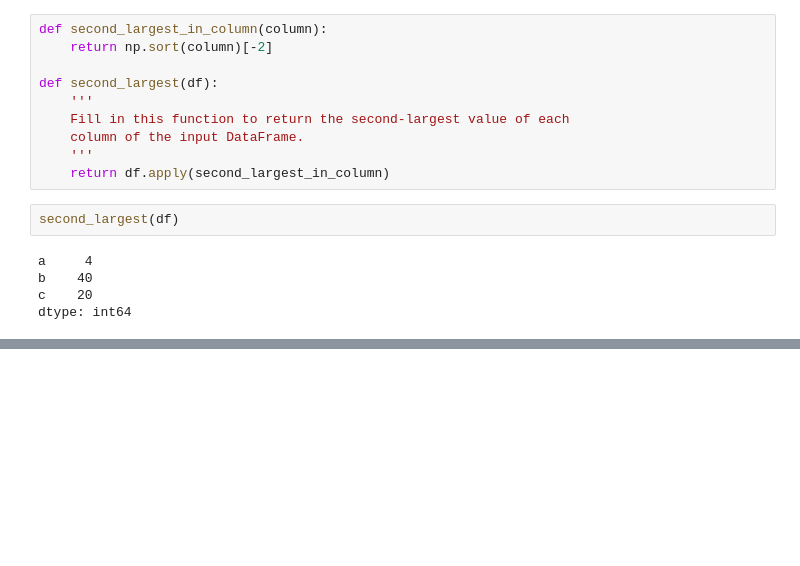
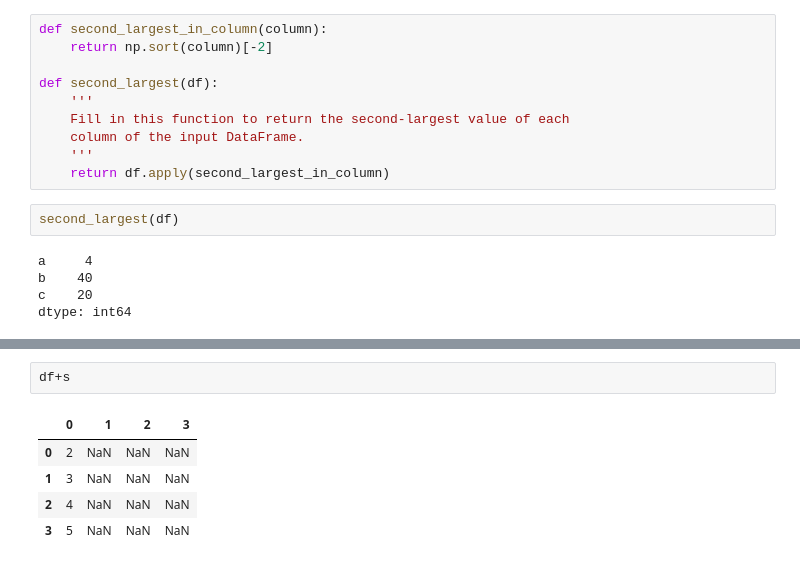
Before and after one commit to rafi007akhtar/intro-to-data-analysis, a Jupyter notebook: lesson-3/numpy-2d-practise.ipynb, the cells around one changed output, grey strips where cells are left out. Cells and saved outputs as stored; diff of their text form; blank space fills up the shorter version.

```diff
--- a/lesson-3/numpy-2d-practise.ipynb
+++ b/lesson-3/numpy-2d-practise.ipynb
@@ -706,0 +853,8 @@ dtype: int64
+# %%
+df+s
+# %% [output]
+|  | 0 | 1 | 2 | 3 |
+| 0 | 2 | NaN | NaN | NaN |
+| 1 | 3 | NaN | NaN | NaN |
+| 2 | 4 | NaN | NaN | NaN |
+| 3 | 5 | NaN | NaN | NaN |
```
Also changed, not shown: parts of 16 cells of this notebook.
